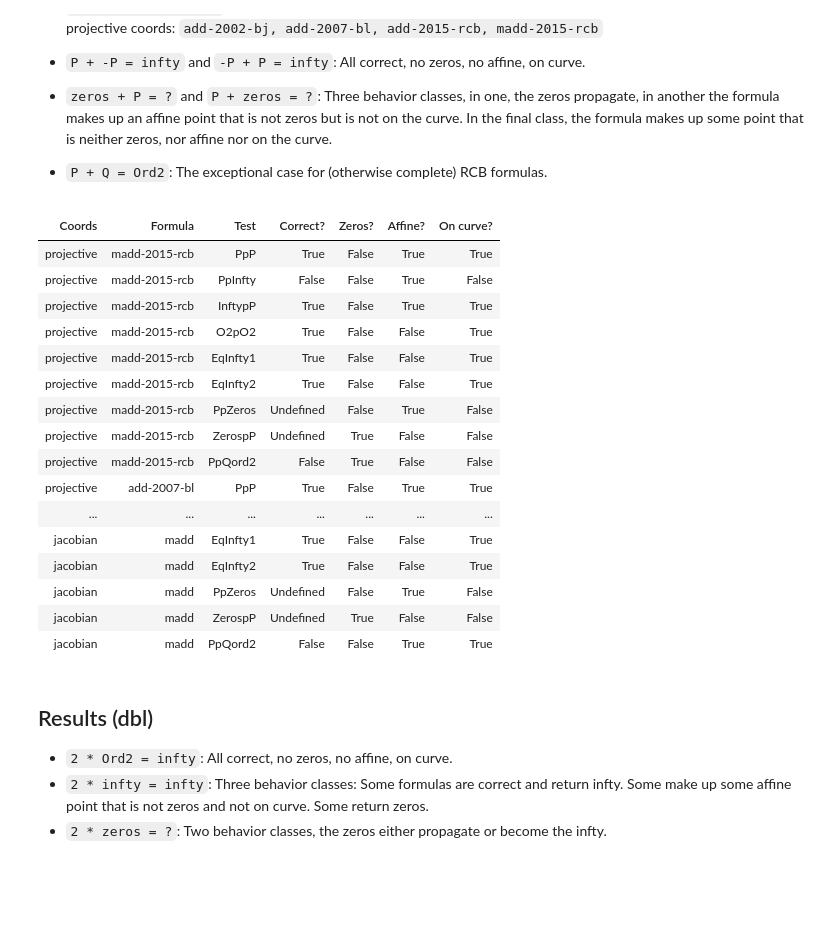
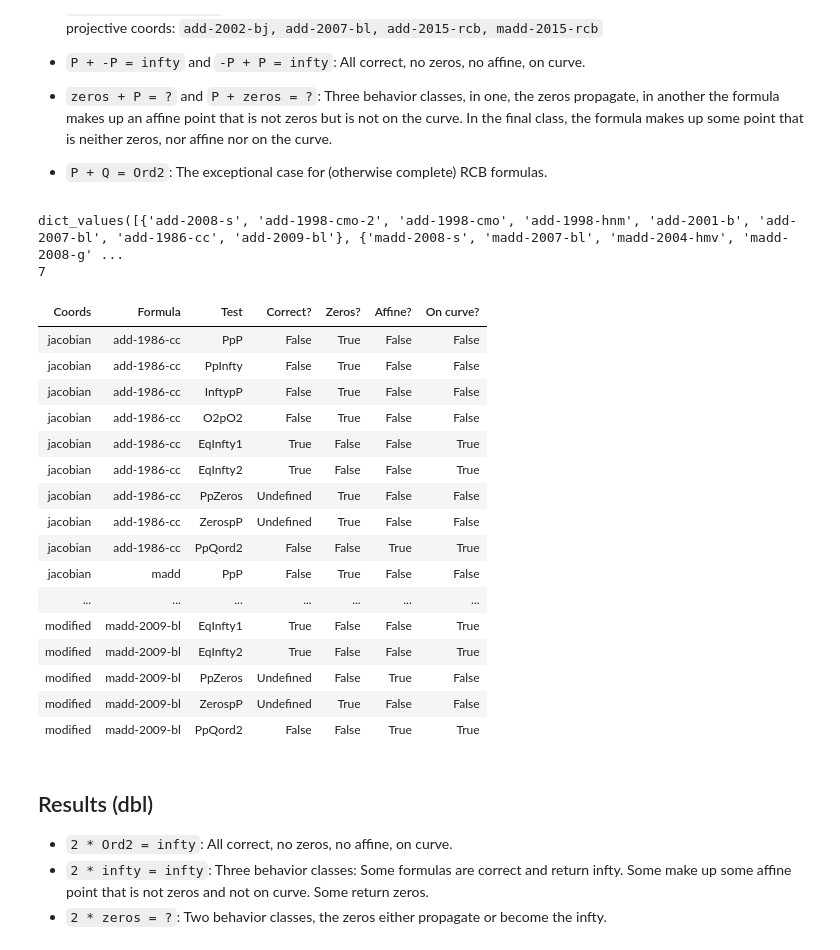
Before and after one commit to crocs-muni/ECTester, a Jupyter notebook: analysis/scalarmults/formulas.ipynb, the cells around one changed output. Saved outputs shown, nothing was run; the diff lists cells and outputs as text; code cells hidden in the pictures; blank space fills up the shorter version.

Commit message:
Add some clustering in formula analysis.

```diff
--- a/analysis/scalarmults/formulas.ipynb
+++ b/analysis/scalarmults/formulas.ipynb
@@ -170,39 +170,50 @@ Skipping xyzz-3, unsatisfied assumption
 # %%
 table = [["Coords", "Formula", "Test", "Correct?", "Zeros?", "Affine?", "On curve?"]]
 test_filter = None
 groups = {}
+clusters = {}
 for coords_name, vals in results_add.items():
     for name, formula in vals.items():
+        ident = set()
         for k, v in formula.items():
+            if k in ("PpP", "PpInfty", "InftypP","PpQord2"):
+                ident.add((k, v[0], v[1], v[2], v[3]))
             if test_filter is None or k in test_filter:
                 item = (v[0], v[1], v[2], v[3])
                 group = groups.setdefault(item, set())
                 group.add(name + "-" + k + "-" + coords_name)
                 table.append((coords_name, name, k, v[0], v[1], v[2], v[3]))
+        ident = frozenset(ident)
+        cluster = clusters.setdefault(ident, set())
+        cluster.add(name)
+print(clusters.values())
+print(len(clusters))
 if test_filter is not None:
     for group, formulas in groups.items():
         print(group)
         for f in sorted(formulas):
             print(f"\t{f}")
 display(HTML(tabulate.tabulate(table, tablefmt="html", headers="firstrow")))
 # %% [output]
+dict_values([{'add-2008-s', 'add-1998-cmo-2', 'add-1998-cmo', 'add-1998-hnm', 'add-2001-b', 'add-2007-bl', 'add-1986-cc', 'add-2009-bl'}, {'madd-2008-s', 'madd-2007-bl', 'madd-2004-hmv', 'madd-2008-g' ...
+7
 | Coords | Formula | Test | Correct? | Zeros? | Affine? | On curve? |
-| projective | madd-2015-rcb | PpP | True | False | True | True |
-| projective | madd-2015-rcb | PpInfty | False | False | True | False |
-| projective | madd-2015-rcb | InftypP | True | False | True | True |
-| projective | madd-2015-rcb | O2pO2 | True | False | False | True |
-| projective | madd-2015-rcb | EqInfty1 | True | False | False | True |
-| projective | madd-2015-rcb | EqInfty2 | True | False | False | True |
-| projective | madd-2015-rcb | PpZeros | Undefined | False | True | False |
-| projective | madd-2015-rcb | ZerospP | Undefined | True | False | False |
-| projective | madd-2015-rcb | PpQord2 | False | True | False | False |
-| projective | add-2007-bl | PpP | True | False | True | True |
+| jacobian | add-1986-cc | PpP | False | True | False | False |
+| jacobian | add-1986-cc | PpInfty | False | True | False | False |
+| jacobian | add-1986-cc | InftypP | False | True | False | False |
+| jacobian | add-1986-cc | O2pO2 | False | True | False | False |
+| jacobian | add-1986-cc | EqInfty1 | True | False | False | True |
+| jacobian | add-1986-cc | EqInfty2 | True | False | False | True |
+| jacobian | add-1986-cc | PpZeros | Undefined | True | False | False |
+| jacobian | add-1986-cc | ZerospP | Undefined | True | False | False |
+| jacobian | add-1986-cc | PpQord2 | False | False | True | True |
+| jacobian | madd | PpP | False | True | False | False |
 | ... | ... | ... | ... | ... | ... | ... |
-| jacobian | madd | EqInfty1 | True | False | False | True |
-| jacobian | madd | EqInfty2 | True | False | False | True |
-| jacobian | madd | PpZeros | Undefined | False | True | False |
-| jacobian | madd | ZerospP | Undefined | True | False | False |
-| jacobian | madd | PpQord2 | False | False | True | True |
+| modified | madd-2009-bl | EqInfty1 | True | False | False | True |
+| modified | madd-2009-bl | EqInfty2 | True | False | False | True |
+| modified | madd-2009-bl | PpZeros | Undefined | False | True | False |
+| modified | madd-2009-bl | ZerospP | Undefined | True | False | False |
+| modified | madd-2009-bl | PpQord2 | False | False | True | True |
 # %% [markdown]
 ## Results (dbl)
  - `2 * Ord2 = infty`: All correct, no zeros, no affine, on curve.
```
Also changed, not shown: parts of 1 cell of this notebook.
